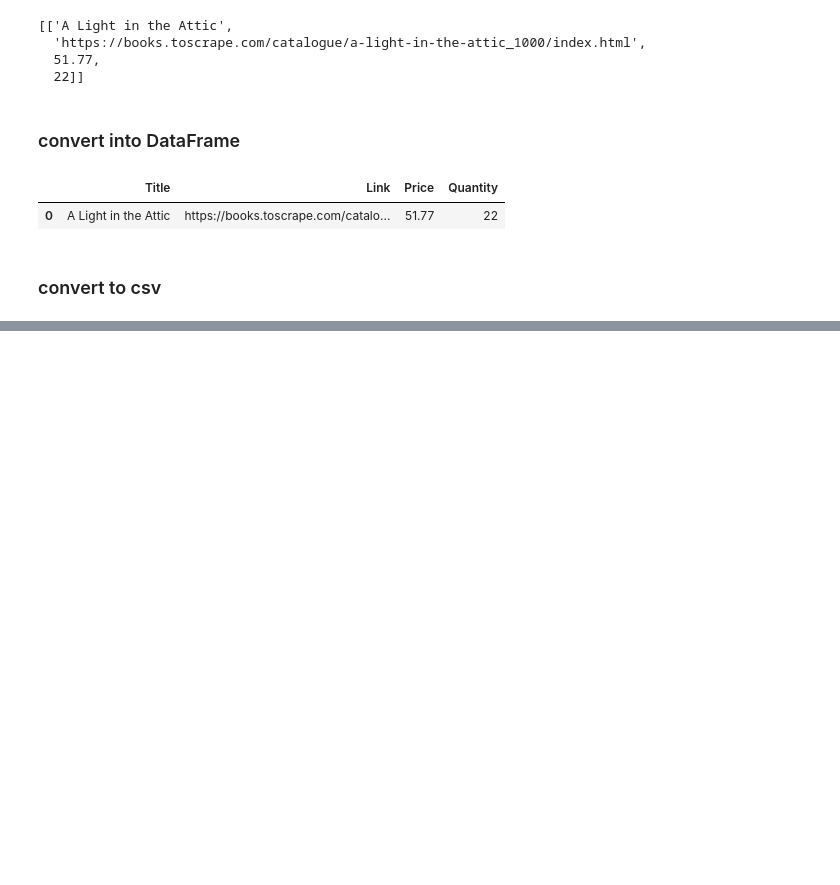
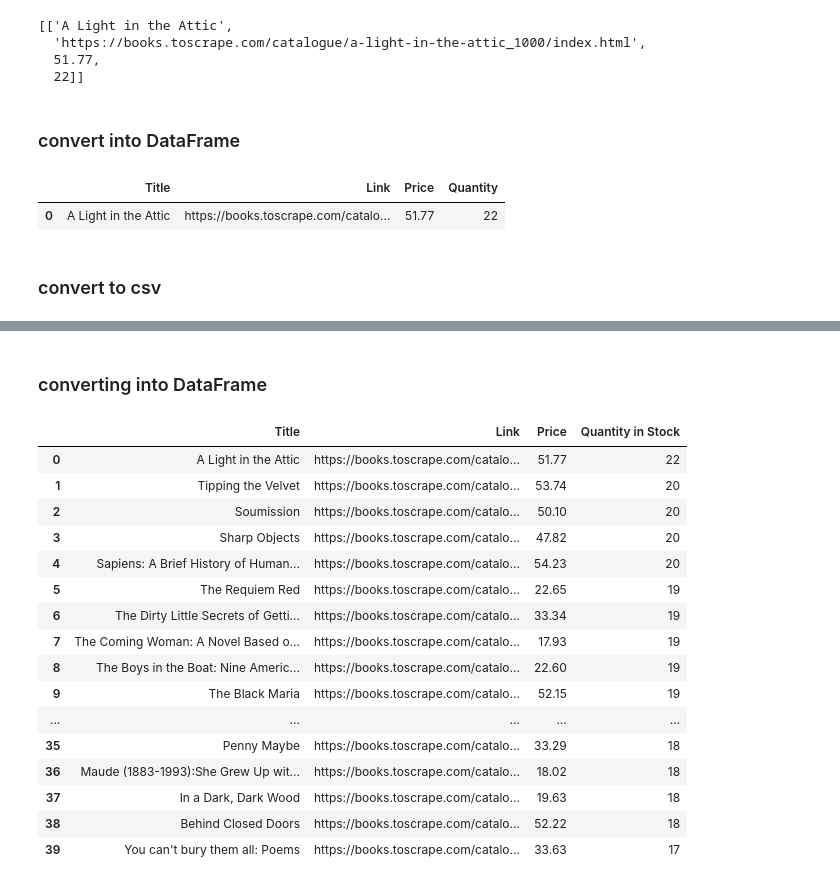
Before and after one commit to gk-gunjan/Web-Scraping, a Jupyter notebook: BeautifulSoup/Extracting all page from website.ipynb, the cells around one changed output, grey strips where cells are left out. Drawn from its saved outputs; the diff is of its cells as text; code cells hidden in the pictures; blank space fills up the shorter version.

```diff
--- a/BeautifulSoup/Extracting all page from website.ipynb
+++ b/BeautifulSoup/Extracting all page from website.ipynb
@@ -111,0 +114,25 @@ df.to_csv('books.csv',index=False)
+# %%
+allPages = ['http://books.toscrape.com/catalogue/page-1.html',
+            'http://books.toscrape.com/catalogue/page-2.html']
+
+column_names = ['Title', 'Link', 'Price', 'Quantity in Stock']
+# %%
+book_D=[]
+base_url='https://books.toscrape.com/catalogue/'
+for i in allPages:
+    response=requests.get(i)
+    data=soup(response.text,'html.parser')
+    book=data.find_all(class_='product_pod')
+    for i in book:
+        book_url=i.a['href']
+        book_url=base_url+book_url
+        new=requests.get(book_url)
+        new_data=soup(new.text,'html.parser')
+        Ntitle=new_data.h1.string
+        Nlink=book_url
+        Nprice=new_data.find(class_='price_color').string
+        Nprice=float(re.search('[\d.]+',Nprice).group())
+        Nstock=new_data.find(class_='instock availability')
+        Nstock=Nstock.contents[-1].strip()
+        Nstock=int(re.search('\d+',Nstock).group())
+        book_D.append([Ntitle,Nlink,Nprice,Nstock])
@@ -111,0 +141,24 @@ df.to_csv('books.csv',index=False)
+# %% [markdown]
+### converting into DataFrame
+# %%
+df=pd.DataFrame(book_D,columns=['Title', 'Link', 'Price', 'Quantity in Stock'])
+# %%
+df
+# %% [output]
+|  | Title | Link | Price | Quantity in Stock |
+| 0 | A Light in the Attic | https://books.toscrape.com/catalo... | 51.77 | 22 |
+| 1 | Tipping the Velvet | https://books.toscrape.com/catalo... | 53.74 | 20 |
+| 2 | Soumission | https://books.toscrape.com/catalo... | 50.10 | 20 |
+| 3 | Sharp Objects | https://books.toscrape.com/catalo... | 47.82 | 20 |
+| 4 | Sapiens: A Brief History of Human... | https://books.toscrape.com/catalo... | 54.23 | 20 |
+| 5 | The Requiem Red | https://books.toscrape.com/catalo... | 22.65 | 19 |
+| 6 | The Dirty Little Secrets of Getti... | https://books.toscrape.com/catalo... | 33.34 | 19 |
+| 7 | The Coming Woman: A Novel Based o... | https://books.toscrape.com/catalo... | 17.93 | 19 |
+| 8 | The Boys in the Boat: Nine Americ... | https://books.toscrape.com/catalo... | 22.60 | 19 |
+| 9 | The Black Maria | https://books.toscrape.com/catalo... | 52.15 | 19 |
+| ... | ... | ... | ... | ... |
+| 35 | Penny Maybe | https://books.toscrape.com/catalo... | 33.29 | 18 |
+| 36 | Maude (1883-1993):She Grew Up wit... | https://books.toscrape.com/catalo... | 18.02 | 18 |
+| 37 | In a Dark, Dark Wood | https://books.toscrape.com/catalo... | 19.63 | 18 |
+| 38 | Behind Closed Doors | https://books.toscrape.com/catalo... | 52.22 | 18 |
+| 39 | You can't bury them all: Poems | https://books.toscrape.com/catalo... | 33.63 | 17 |
```
Also changed, not shown: parts of 6 cells of this notebook, 1 other file.
